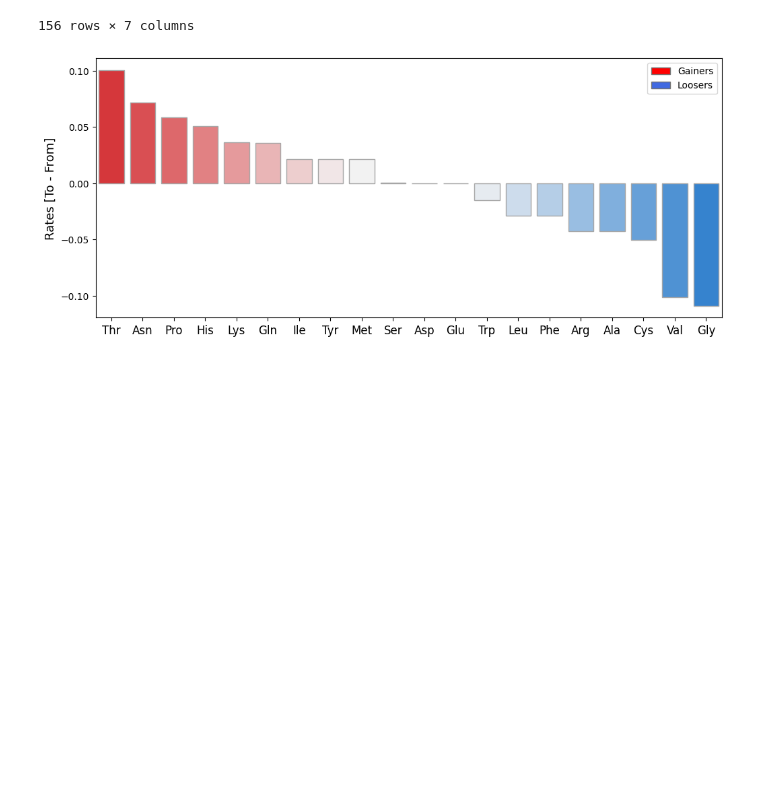
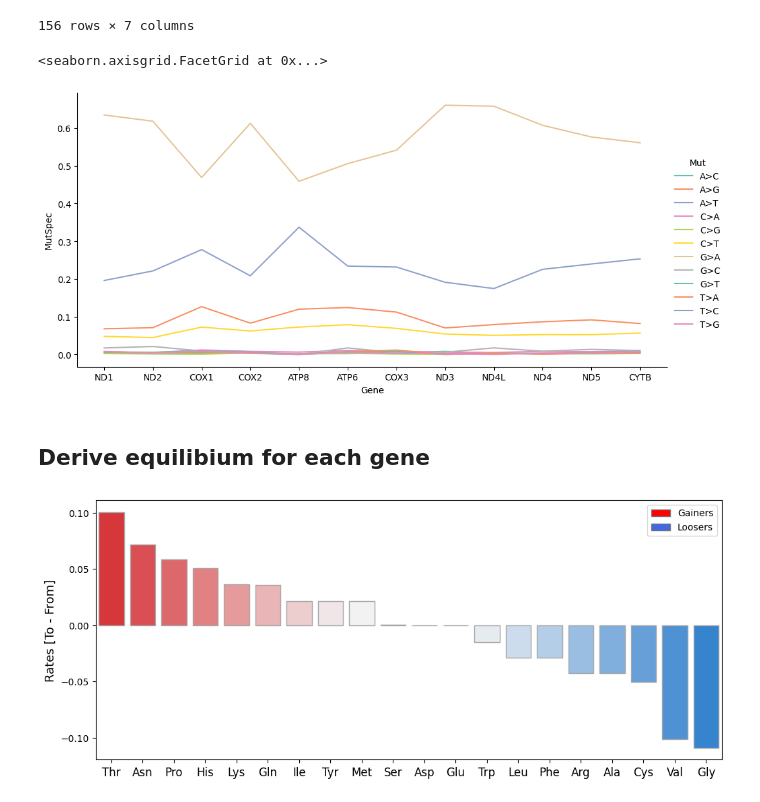
Before and after one commit to mitoclub/AminoAcidShift, a Jupyter notebook: human_germline.ipynb, the cells around one changed output. Saved outputs shown, nothing was run; the diff lists cells and outputs as text; code cells hidden in the pictures; blank space fills up the shorter version.

Commit message:
closeness to eq for megatree genes

```diff
--- a/human_germline.ipynb
+++ b/human_germline.ipynb
@@ -30,6 +32,21 @@ spectra_human_megatree
 | ND6 | T>C | 533.71800 | 88.0 | 0.085850 | 0.079233 | 0.085292 | 0.095407 |
 | ND6 | T>G | 5.89811 | 31.0 | 0.002693 | 0.000898 | 0.002725 | 0.004532 |
 156 rows × 7 columns
+# %%
+genes_order = ['ND1', 'ND2', 'COX1', 'COX2', 'ATP8', 'ATP6', 'COX3',
+       'ND3', 'ND4L', 'ND4', 'ND5', 'CYTB']
+
+sns.relplot(spectra_human_megatree.loc[genes_order].reset_index(),
+            hue='Mut', y='MutSpec',
+            x='Gene', palette='Set2',
+            height=5, aspect=2,
+            kind='line'
+            )
+# %% [output]
+<seaborn.axisgrid.FacetGrid at 0x...>
+[figure, added]
+# %% [markdown]
+## Derive equilibium for each gene
 # %%
 exp_aa_subst, exp_aa_subst_matrix = prepare_exp_aa_subst(
     spectra_human_megatree.loc['CYTB'], 'MutSpec', gc=2)
```
Also changed, not shown: parts of 14 cells of this notebook, 1 other file.
